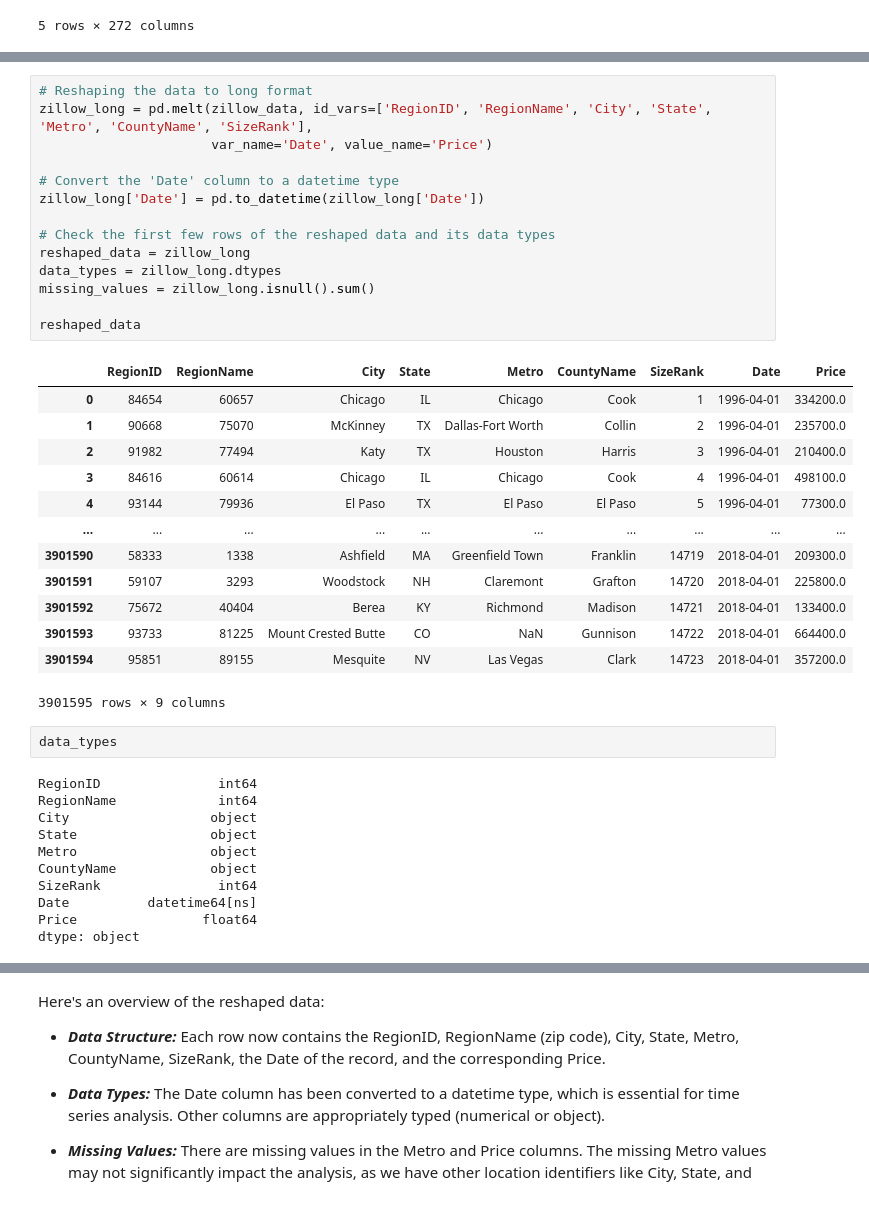
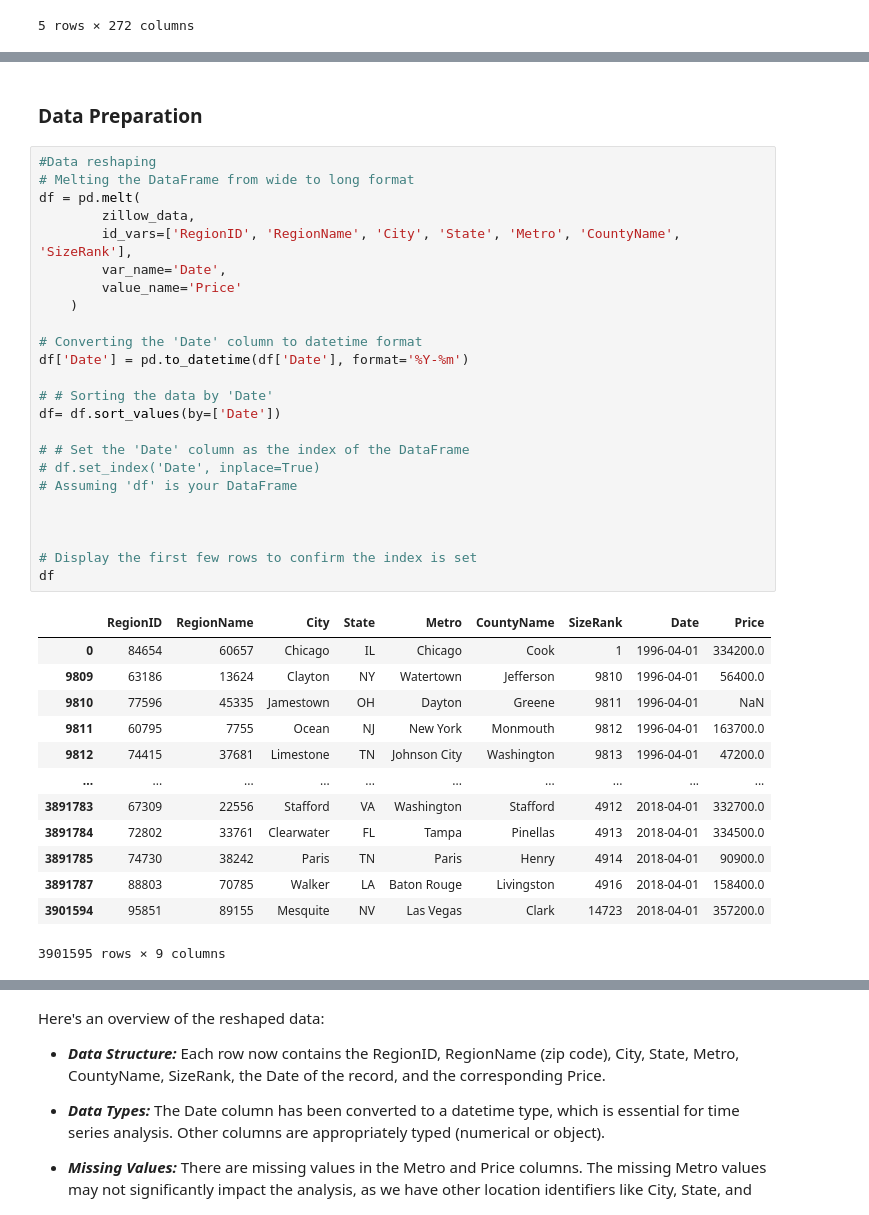
Before and after one commit to MWENDA1999/Predictive-Modeling-Time-Series-Forecasting-G9DSF-FT06-P4, a Jupyter notebook: notebook.ipynb, the cells around one changed output, grey strips where cells are left out. Cells and saved outputs as stored; diff of their text form.

Commit message:
Initial Data Understanding

```diff
--- a/notebook.ipynb
+++ b/notebook.ipynb
@@ -84,41 +137,40 @@ zillow_data.head()
+# %% [markdown]
+### Data Preparation
 # %%
-# Reshaping the data to long format
-zillow_long = pd.melt(zillow_data, id_vars=['RegionID', 'RegionName', 'City', 'State', 'Metro', 'CountyName', 'SizeRank'],
-                      var_name='Date', value_name='Price')
+#Data reshaping
+# Melting the DataFrame from wide to long format
+df = pd.melt(
+        zillow_data,
+        id_vars=['RegionID', 'RegionName', 'City', 'State', 'Metro', 'CountyName', 'SizeRank'],
+        var_name='Date',
+        value_name='Price'
+    )
 
-# Convert the 'Date' column to a datetime type
-zillow_long['Date'] = pd.to_datetime(zillow_long['Date'])
+# Converting the 'Date' column to datetime format
+df['Date'] = pd.to_datetime(df['Date'], format='%Y-%m')
 
-# Check the first few rows of the reshaped data and its data types
-reshaped_data = zillow_long
-data_types = zillow_long.dtypes
-missing_values = zillow_long.isnull().sum()
+# # Sorting the data by 'Date'
+df= df.sort_values(by=['Date'])
 
-reshaped_data
+# # Set the 'Date' column as the index of the DataFrame
+# df.set_index('Date', inplace=True)
+# Assuming 'df' is your DataFrame
+
+
+
+# Display the first few rows to confirm the index is set
+df
 # %% [output]
 |  | RegionID | RegionName | City | State | Metro | CountyName | SizeRank | Date | Price |
 | 0 | 84654 | 60657 | Chicago | IL | Chicago | Cook | 1 | 1996-04-01 | 334200.0 |
-| 1 | 90668 | 75070 | McKinney | TX | Dallas-Fort Worth | Collin | 2 | 1996-04-01 | 235700.0 |
-| 2 | 91982 | 77494 | Katy | TX | Houston | Harris | 3 | 1996-04-01 | 210400.0 |
-| 3 | 84616 | 60614 | Chicago | IL | Chicago | Cook | 4 | 1996-04-01 | 498100.0 |
-| 4 | 93144 | 79936 | El Paso | TX | El Paso | El Paso | 5 | 1996-04-01 | 77300.0 |
+| 9809 | 63186 | 13624 | Clayton | NY | Watertown | Jefferson | 9810 | 1996-04-01 | 56400.0 |
+| 9810 | 77596 | 45335 | Jamestown | OH | Dayton | Greene | 9811 | 1996-04-01 | NaN |
+| 9811 | 60795 | 7755 | Ocean | NJ | New York | Monmouth | 9812 | 1996-04-01 | 163700.0 |
+| 9812 | 74415 | 37681 | Limestone | TN | Johnson City | Washington | 9813 | 1996-04-01 | 47200.0 |
 | ... | ... | ... | ... | ... | ... | ... | ... | ... | ... |
-| 3901590 | 58333 | 1338 | Ashfield | MA | Greenfield Town | Franklin | 14719 | 2018-04-01 | 209300.0 |
-| 3901591 | 59107 | 3293 | Woodstock | NH | Claremont | Grafton | 14720 | 2018-04-01 | 225800.0 |
-| 3901592 | 75672 | 40404 | Berea | KY | Richmond | Madison | 14721 | 2018-04-01 | 133400.0 |
-| 3901593 | 93733 | 81225 | Mount Crested Butte | CO | NaN | Gunnison | 14722 | 2018-04-01 | 664400.0 |
+| 3891783 | 67309 | 22556 | Stafford | VA | Washington | Stafford | 4912 | 2018-04-01 | 332700.0 |
+| 3891784 | 72802 | 33761 | Clearwater | FL | Tampa | Pinellas | 4913 | 2018-04-01 | 334500.0 |
+| 3891785 | 74730 | 38242 | Paris | TN | Paris | Henry | 4914 | 2018-04-01 | 90900.0 |
+| 3891787 | 88803 | 70785 | Walker | LA | Baton Rouge | Livingston | 4916 | 2018-04-01 | 158400.0 |
 | 3901594 | 95851 | 89155 | Mesquite | NV | Las Vegas | Clark | 14723 | 2018-04-01 | 357200.0 |
 3901595 rows × 9 columns
-# %%
-data_types
-# %% [output]
-RegionID               int64
-RegionName             int64
-City                  object
-State                 object
-Metro                 object
-CountyName            object
-SizeRank               int64
-Date          datetime64[ns]
-Price                float64
-dtype: object
```
Also changed, not shown: parts of 27 cells of this notebook.
